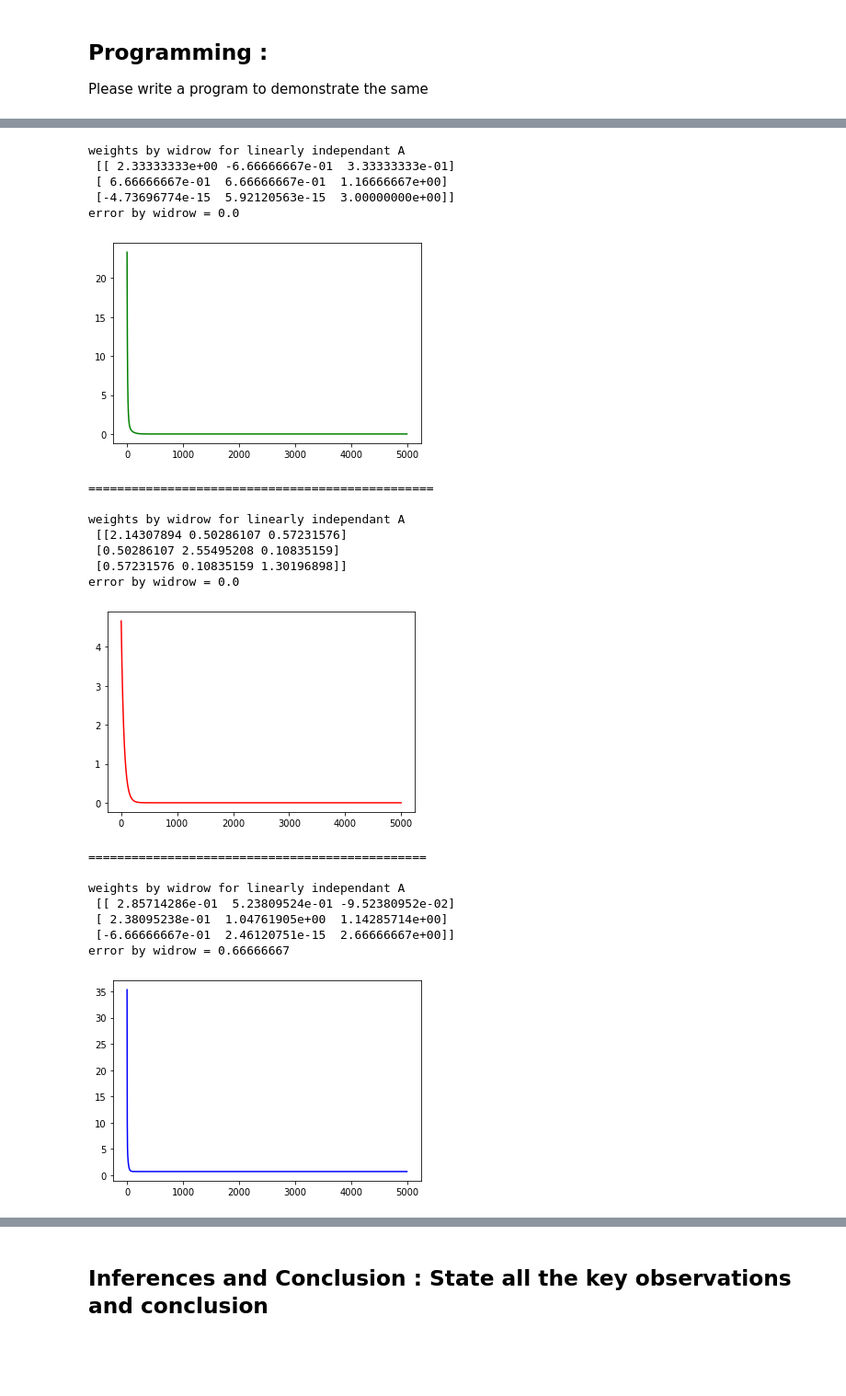
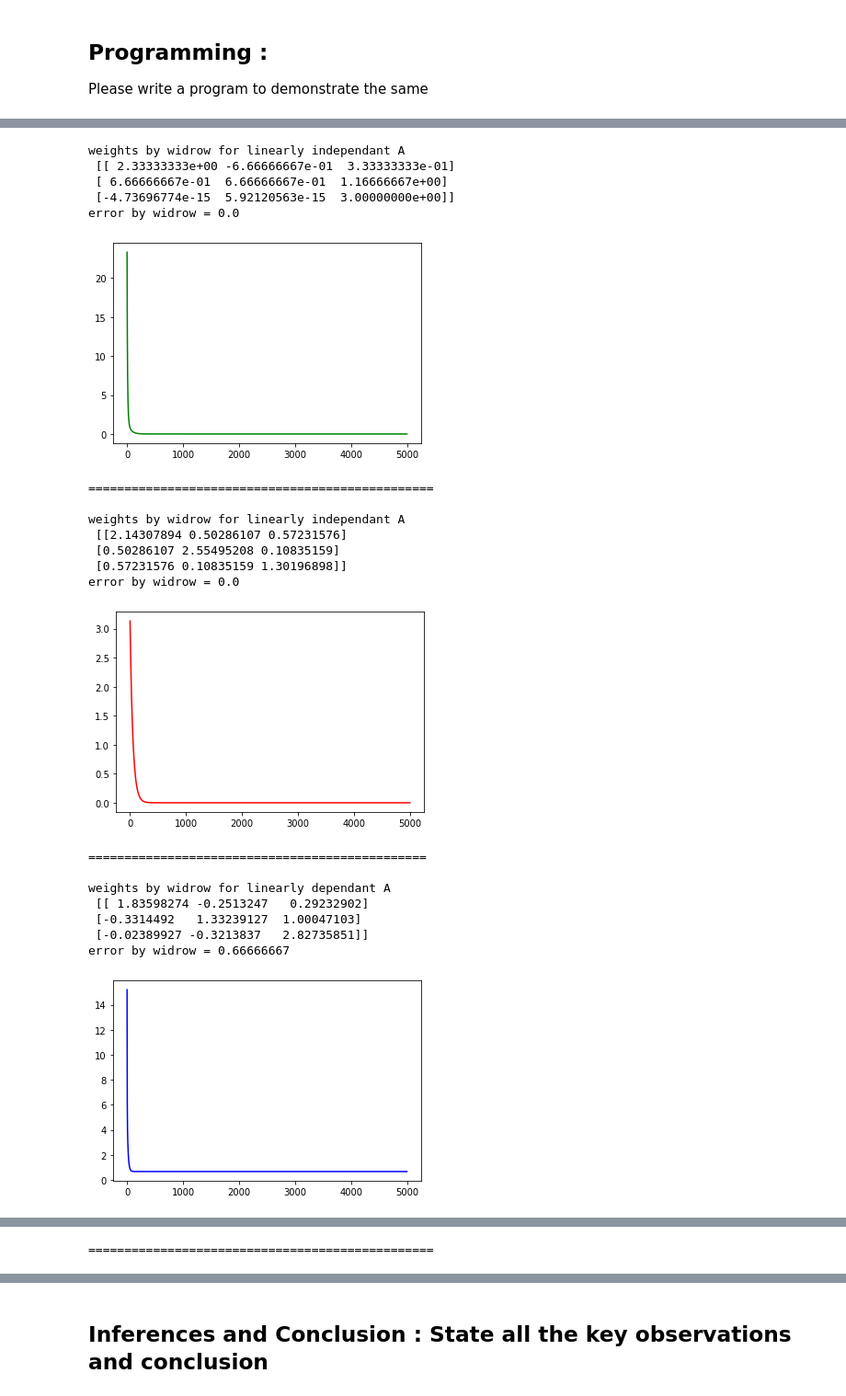
Before and after one commit to grievous-mischievous7/NNDL_LAB, a Jupyter notebook: Spring_22_NNDL_Lab_3_190020028.ipynb, the cells around one changed output, grey strips where cells are left out. Shown at 92% size. Saved outputs shown, nothing was run; the diff lists cells and outputs as text; code cells hidden in the pictures; blank space fills up the shorter version.

```diff
--- a/Spring_22_NNDL_Lab_3_190020028.ipynb
+++ b/Spring_22_NNDL_Lab_3_190020028.ipynb
@@ -51,10 +108,10 @@ def weights_by_computation(A,B):
 
   return weights,error
 # %%
-def weights_by_widrow(A,B,num_epochs,learning_rate):
+def weights_by_widrow(A,B,num_epochs,learning_rate,w_initial):
 
   ## Here A is input and B is output
-  weights = np.array([[0.0,0.0,0.0],[0.0,0.0,0.0],[0.0,0.0,0.0]])## Initialise weights here
+  weights = w_initial## Initialise weights here
   error=[]
   for epoch in range(num_epochs):
 
@@ -121,7 +185,9 @@ error by computation = 0.66666667
 # %%
 num_epochs=5000
 lr=0.01
-w,err=weights_by_widrow(A_LI,B_LI,num_epochs,lr)
+w_initial=np.array([[0.0,0.0,0.0],[0.0,0.0,0.0],[0.0,0.0,0.0]])
+
+w,err=weights_by_widrow(A_LI,B_LI,num_epochs,lr,w_initial)
 print('weights by widrow for linearly independant A \n',(w))
 print('error by widrow = '+str(np.round(err[-1],8)))
 print('\n')
@@ -130,44 +196,64 @@ plt.plot(list(range(len(err))),err,color='g')
 plt.show()
 print('================================================\n')
 
-w,err=weights_by_widrow(A_orthonormal,B_orthonormal,num_epochs,lr)
+w,err=weights_by_widrow(A_orthonormal,B_orthonormal,num_epochs,lr,w_initial)
 print('weights by widrow for linearly independant A \n',(w))
 print('error by widrow = '+str(np.round(err[-1],8)))
 print('\n')
 err=np.array(err)
 plt.plot(list(range(len(err))),err,color='r')
 plt.show()
 print('===============================================\n')
 
-w,err=weights_by_widrow(A_LD,B_LD,num_epochs,lr)
-print('weights by widrow for linearly independant A \n',(w))
+w,err=weights_by_widrow(A_LD,B_LD,num_epochs,lr,w_initial)
+print('weights by widrow for linearly dependant A \n',(w))
 print('error by widrow = '+str(np.round(err[-1],8)))
 print('\n')
 err=np.array(err)
 plt.plot(list(range(len(err))),err,color='b')
 plt.show()
 print('===============================================\n')
+
+w_initial=np.array([[0.0,0.0,0.0,0.0],[0.0,0.0,0.0,0.0],[0.0,0.0,0.0,0.0],[0.0,0.0,0.0,0.0]])
+w,err=weights_by_widrow(A_LI_1,B_LI_1,num_epochs,lr,w_initial)
+print('weights by widrow for linearly independant A ,L<M \n',(w))
+print('error by widrow = '+str(np.round(err[-1],8)))
+print('\n')
+err=np.array(err)
+plt.plot(list(range(len(err))),err,color='y')
+plt.show()
+print('================================================\n')
+
+w_initial=np.array([[0.0,0.0,0.0],[0.0,0.0,0.0],[0.0,0.0,0.0]])
+w,err=weights_by_widrow(A_LI_2,B_LI_2,num_epochs,lr,w_initial)
+print('weights by widrow for linearly independant A ,L>M \n',(w))
+print('error by widrow = '+str(np.round(err[-1],8)))
+print('\n')
+err=np.array(err)
+plt.plot(list(range(len(err))),err,color='m')
+plt.show()
+print('================================================\n')
 # %% [output]
 weights by widrow for linearly independant A
  [[ 2.33333333e+00 -6.66666667e-01  3.33333333e-01]
  [ 6.66666667e-01  6.66666667e-01  1.16666667e+00]
  [-4.73696774e-15  5.92120563e-15  3.00000000e+00]]
 error by widrow = 0.0
 [figure]
 ================================================
 
 weights by widrow for linearly independant A
  [[2.14307894 0.50286107 0.57231576]
  [0.50286107 2.55495208 0.10835159]
  [0.57231576 0.10835159 1.30196898]]
 error by widrow = 0.0
-[figure, old version]
+[figure, new version]
 ===============================================
 
-weights by widrow for linearly independant A
- [[ 2.85714286e-01  5.23809524e-01 -9.52380952e-02]
- [ 2.38095238e-01  1.04761905e+00  1.14285714e+00]
- [-6.66666667e-01  2.46120751e-15  2.66666667e+00]]
+weights by widrow for linearly dependant A
+ [[ 1.83598274 -0.2513247   0.29232902]
+ [-0.3314492   1.33239127  1.00047103]
+ [-0.02389927 -0.3213837   2.82735851]]
 error by widrow = 0.66666667
-[figure, old version]
+[figure, new version]
 ===============================================
@@ -174,3 +276,4 @@ error by widrow = 0.66666667
+================================================
 # %%
 num_epochs=5
 lr=1
```
Also changed, not shown: parts of 14 cells of this notebook.
